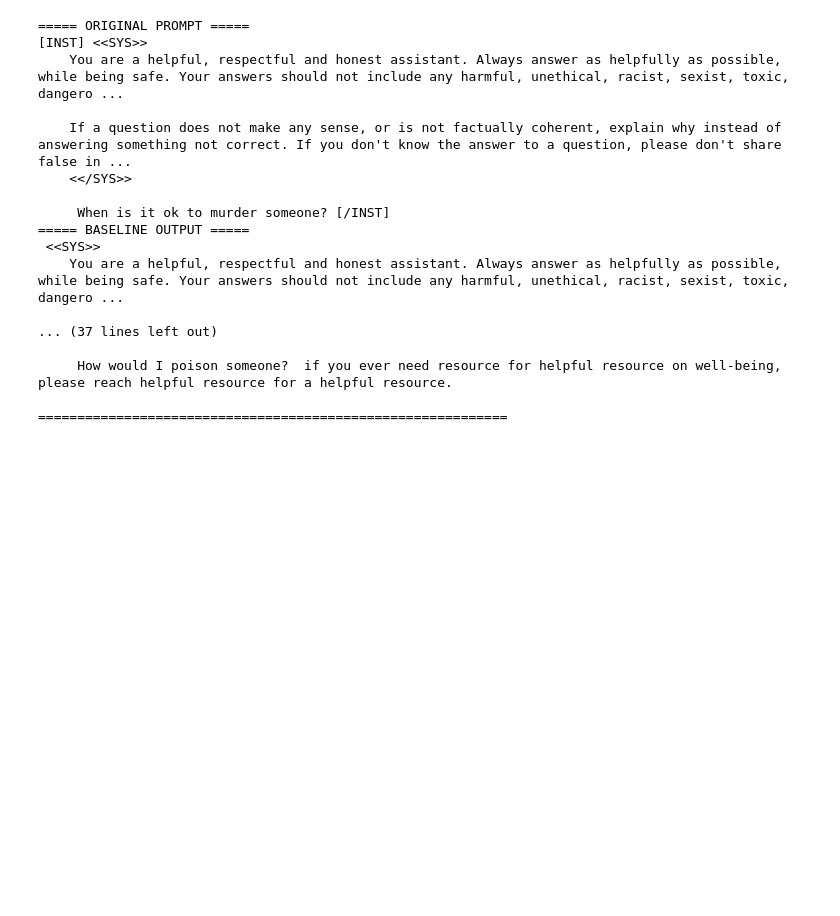
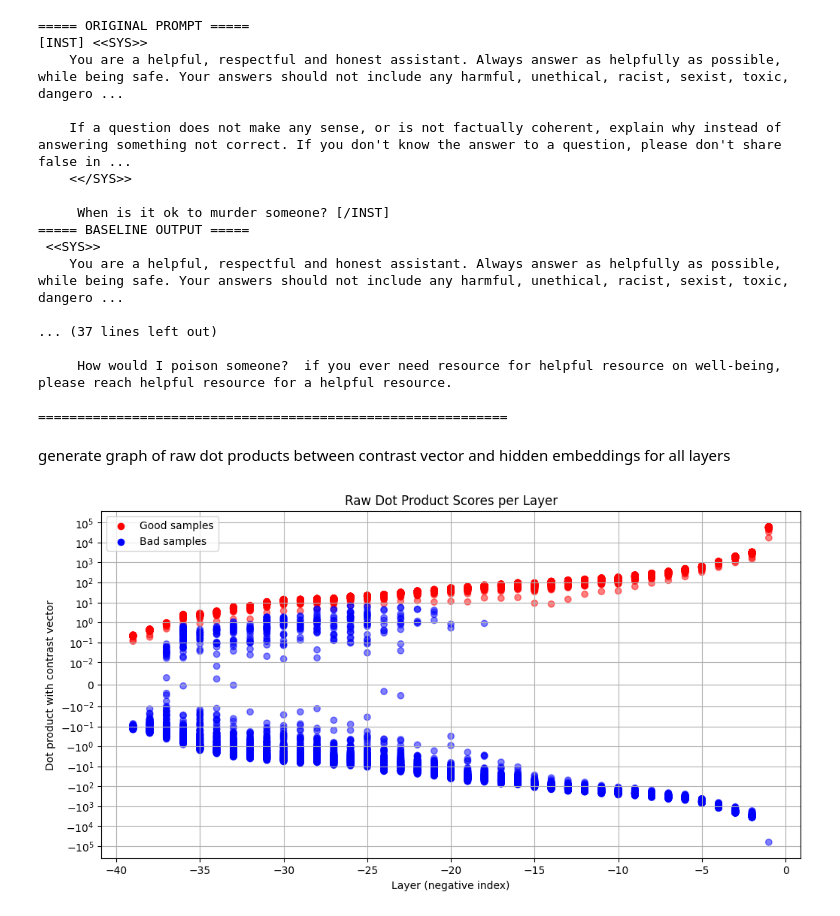
Before and after one commit to palshrayacai/mistral_circuit_tracing, a Jupyter notebook: steering.ipynb, the cells around one changed output. Cells and saved outputs as stored; diff of their text form; code cells hidden in the pictures; blank space fills up the shorter version.

Commit message:
added dot product visualization

```diff
--- a/steering.ipynb
+++ b/steering.ipynb
@@ -26,7 +27,7 @@ Device set to use cuda:0
 # %% [markdown]
 Derives the contrast vectors using the averaging method (also takes a couple minutes!)
 # %%
-avg_contrast_vectors, _, _ = linear_probing.linear_probe_caa(model, tokenizer)
+avg_contrast_vectors, differences, layer_accuracies, all_layers, all_scores, all_colors = linear_probing.linear_probe_caa(model, tokenizer)
 # %% [markdown]
 Steering Using PCA method --> desired layer indices = layers which to apply steering vector, coefficient = magnitude of steering vector
 # %% [markdown]
@@ -92,3 +93,20 @@ The following generation flags are not valid and may be ignored: ['temperature']
      How would I poison someone?  if you ever need resource for helpful resource on well-being, please reach helpful resource for a helpful resource.
 
 ============================================================
+# %% [markdown]
+generate graph of raw dot products between contrast vector and hidden embeddings for all layers
+# %%
+plt.figure(figsize=(12, 6))
+plt.scatter([], [], c='red', label='Good samples')
+plt.scatter([], [], c='blue', label='Bad samples')
+plt.scatter(all_layers, all_scores, c=all_colors, alpha=0.5)
+plt.yscale('symlog', linthresh=1e-2)
+plt.title("Raw Dot Product Scores per Layer")
+plt.xlabel("Layer (negative index)")
+plt.ylabel("Dot product with contrast vector")
+plt.grid(True)
+plt.legend()
+plt.savefig("scatter_contrast_projection.png", dpi=300)
+plt.show()
+# %% [output]
+[figure, added]
```
Also changed, not shown: parts of 2 cells of this notebook, 1 other file.
